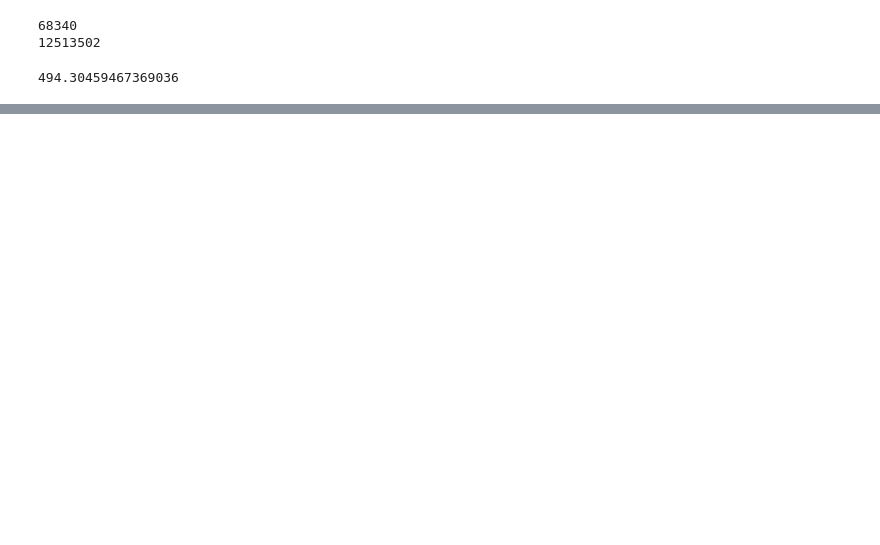
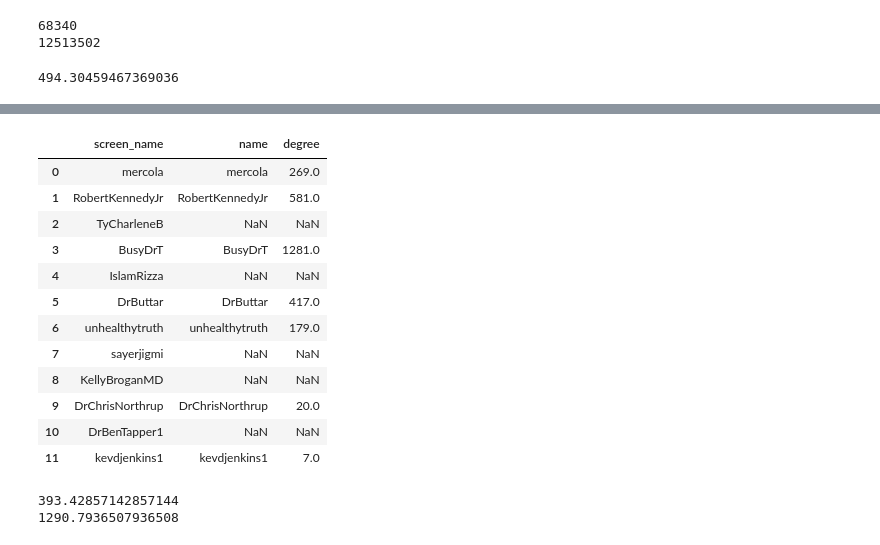
Before and after one commit to gi-ux/BachelorProject, a Jupyter notebook: notebook/misc/user_for_misc.ipynb, the cells around one changed output, grey strips where cells are left out. Saved outputs shown, nothing was run; the diff lists cells and outputs as text; code cells hidden in the pictures; blank space fills up the shorter version.

```diff
--- a/notebook/misc/user_for_misc.ipynb
+++ b/notebook/misc/user_for_misc.ipynb
@@ -21,0 +50,5 @@ df
+# %%
+path = "C:/Users/gianl/Desktop/Gi/Supsi/BachelorProject/csv/"
+info = pd.read_csv(path  + "all_good_users.csv")
+disinfo = pd.read_csv(path  + "disinformation_users.csv")[["screen_name"]]
+info
@@ -21,0 +86,23 @@ df
+# %%
+disinfo_merged = disinfo.merge(degree, left_on="screen_name", right_on="name", how="left")
+disinfo_merged
+# %% [output]
+|  | screen_name | name | degree |
+| 0 | mercola | mercola | 269.0 |
+| 1 | RobertKennedyJr | RobertKennedyJr | 581.0 |
+| 2 | TyCharleneB | NaN | NaN |
+| 3 | BusyDrT | BusyDrT | 1281.0 |
+| 4 | IslamRizza | NaN | NaN |
+| 5 | DrButtar | DrButtar | 417.0 |
+| 6 | unhealthytruth | unhealthytruth | 179.0 |
+| 7 | sayerjigmi | NaN | NaN |
+| 8 | KellyBroganMD | NaN | NaN |
+| 9 | DrChrisNorthrup | DrChrisNorthrup | 20.0 |
+| 10 | DrBenTapper1 | NaN | NaN |
+| 11 | kevdjenkins1 | kevdjenkins1 | 7.0 |
+# %%
+print(np.mean(disinfo_merged["degree"]))
+print(np.mean(info_merged["degree"]))
+# %% [output]
+393.42857142857144
+1290.7936507936508
```
Also changed, not shown: parts of 10 cells of this notebook, 1 other file.
